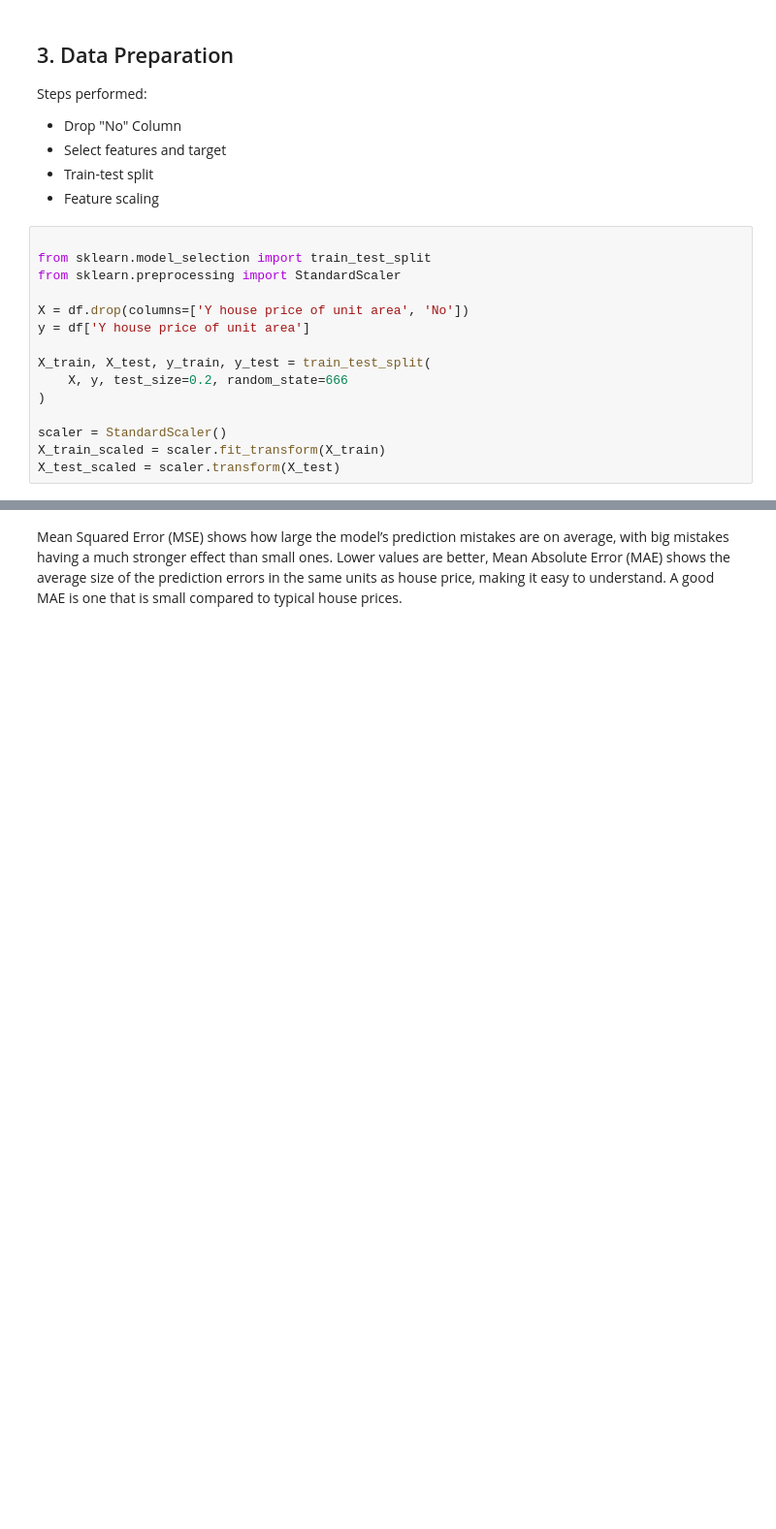
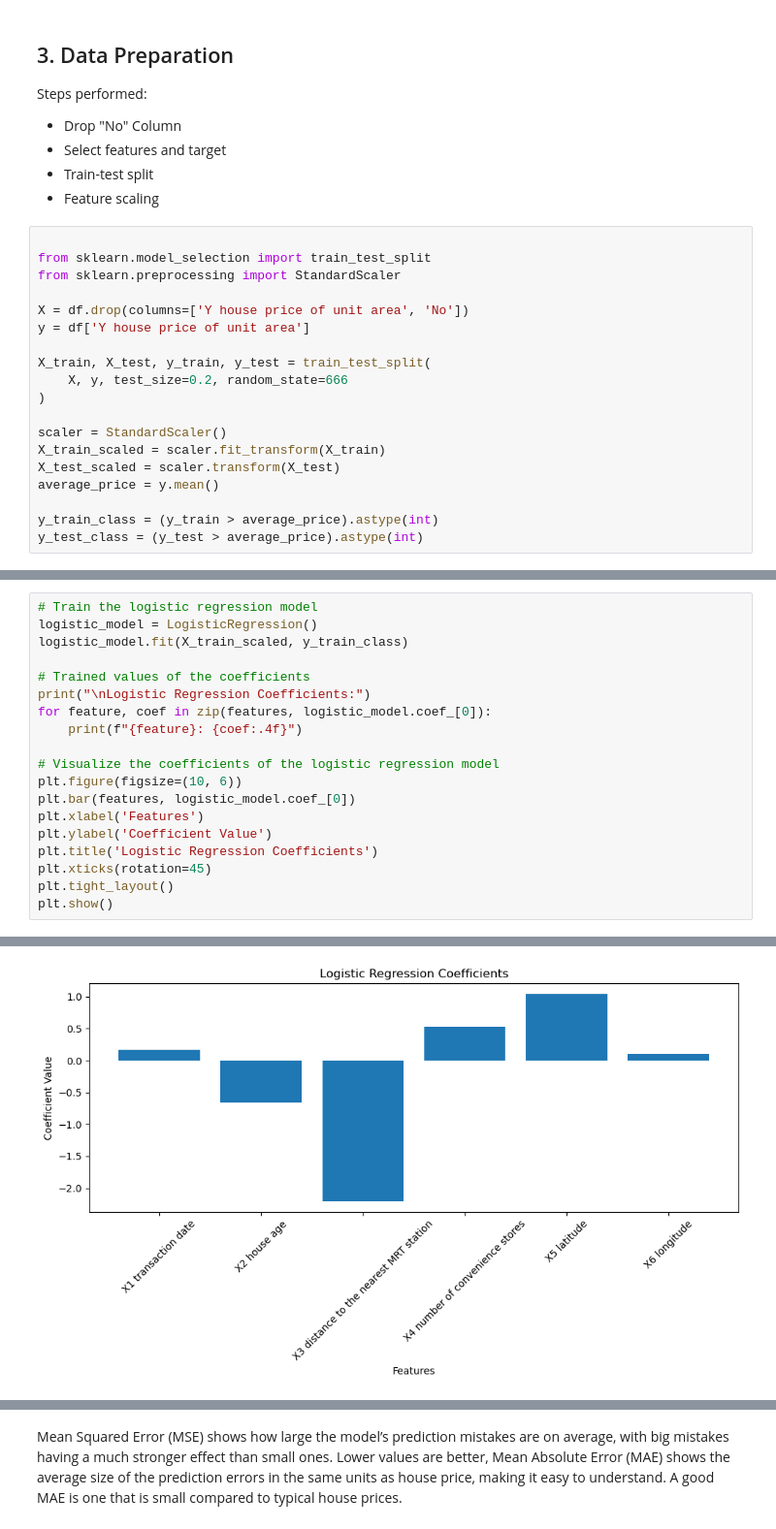
Before and after one commit to GeorgiiAf/machine_learning_assignments, a Jupyter notebook: Asssignment4.ipynb, the cells around one changed output, grey strips where cells are left out. Shown at 97% size. Saved outputs shown, nothing was run; the diff lists cells and outputs as text; blank space fills up the shorter version.

Commit message:
added logistic regr , added comments , need rework

```diff
--- a/Asssignment4.ipynb
+++ b/Asssignment4.ipynb
@@ -100,6 +116,10 @@ X_train, X_test, y_train, y_test = train_test_split(
 scaler = StandardScaler()
 X_train_scaled = scaler.fit_transform(X_train)
 X_test_scaled = scaler.transform(X_test)
+average_price = y.mean()
+
+y_train_class = (y_train > average_price).astype(int)
+y_test_class = (y_test > average_price).astype(int)
 # %% [markdown]
 ## 4. Modeling
 
@@ -140,0 +170,20 @@ coefficients
+# %%
+# Train the logistic regression model
+logistic_model = LogisticRegression()
+logistic_model.fit(X_train_scaled, y_train_class)
+
+# Trained values of the coefficients
+print("\nLogistic Regression Coefficients:")
+for feature, coef in zip(features, logistic_model.coef_[0]):
+    print(f"{feature}: {coef:.4f}")
+
+# Visualize the coefficients of the logistic regression model
+plt.figure(figsize=(10, 6))
+plt.bar(features, logistic_model.coef_[0])
+plt.xlabel('Features')
+plt.ylabel('Coefficient Value')
+plt.title('Logistic Regression Coefficients')
+plt.xticks(rotation=45)
+plt.tight_layout()
+plt.show()
+# %% [output]
@@ -141 +197,2 @@ coefficients
+[figure, added]
 # %% [markdown]
```
Also changed, not shown: parts of 30 cells of this notebook.
